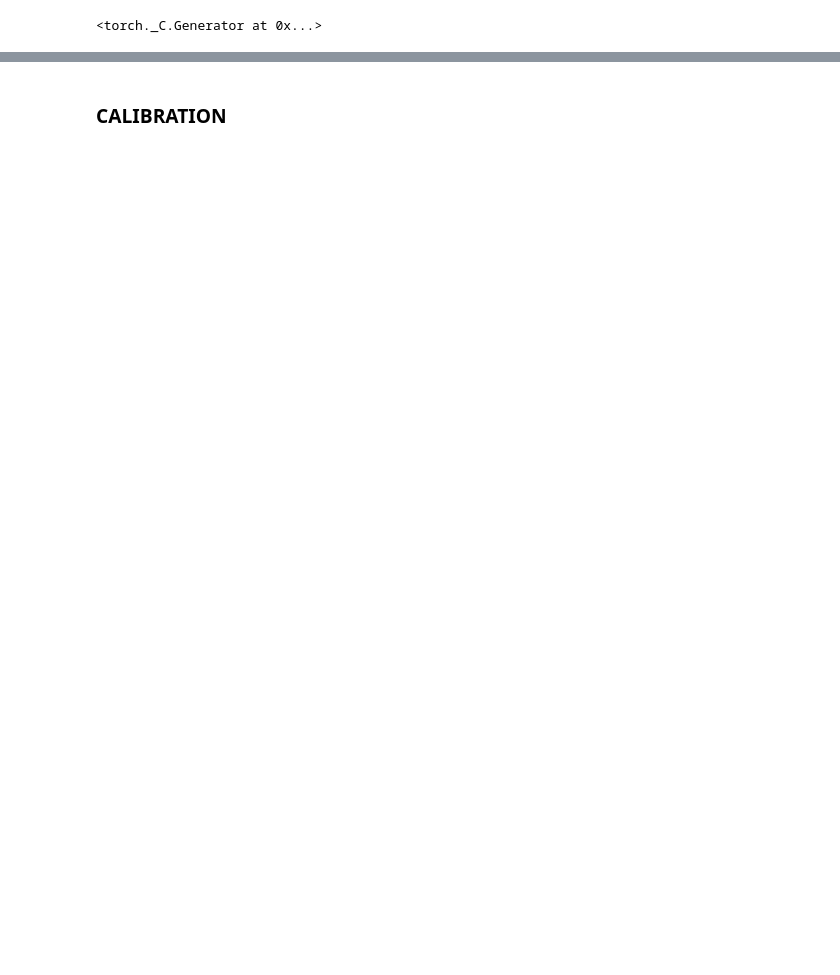
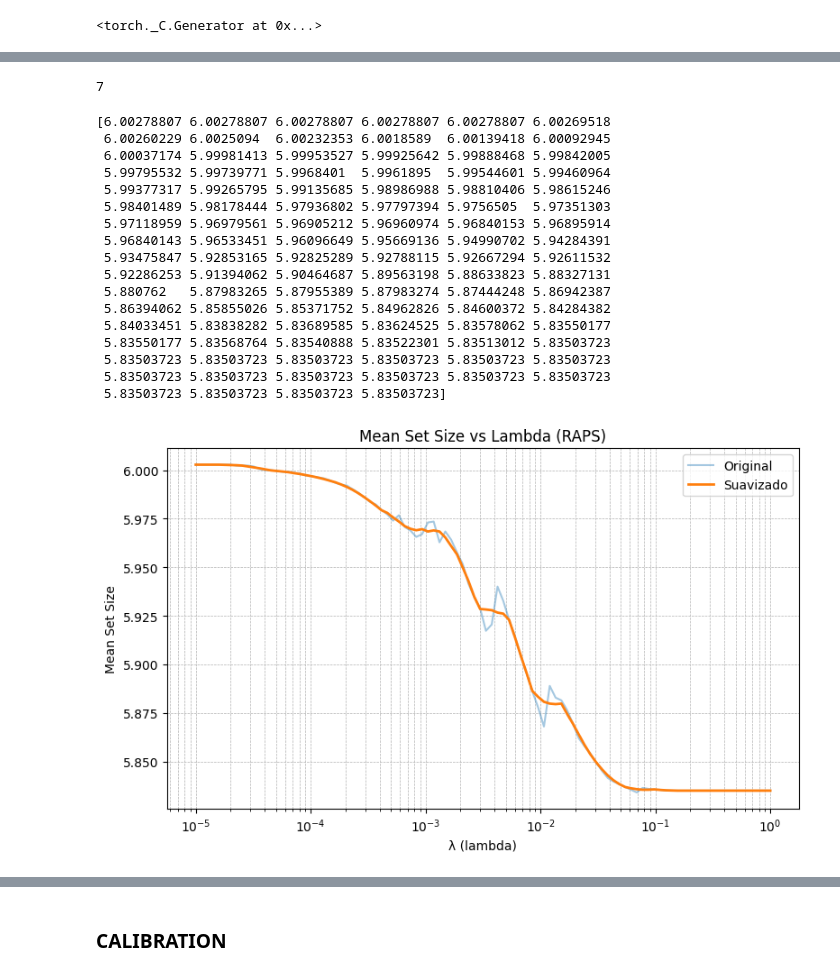
Before and after one commit to esdavide2910/tfg-bioprofile-uncertainty, a Jupyter notebook: notebooks/pruebas_RAPS.ipynb, the cells around one changed output, grey strips where cells are left out. Saved outputs shown, nothing was run; the diff lists cells and outputs as text; code cells hidden in the pictures; blank space fills up the shorter version.

```diff
--- a/notebooks/pruebas_RAPS.ipynb
+++ b/notebooks/pruebas_RAPS.ipynb
@@ -222,0 +230,6 @@ model.load_checkpoint(checkpoint)
+# %%
+valid_pred_scores, valid_true_labels = model._inference(valid_loader, return_probs=True)
+
+calib_pred_scores, calib_true_labels = model._inference(calib_loader, return_probs=True)
+
+test_pred_scores, test_true_labels = model._inference(test_loader, return_probs=True)
@@ -222,0 +240,74 @@ model.load_checkpoint(checkpoint)
+# %%
+# Obtiene el número de instancias del conjunto
+n = len(calib_true_labels)
+
+# Obtiene el ranking descendente de las predicciones
+sorted_pred_index = torch.argsort(calib_pred_scores, dim=1, descending=True)
+
+# Encuentra la posición (0-indexed) de la clase verdadera en el ranking
+true_label_idx = (sorted_pred_index == calib_true_labels.unsqueeze(1)).nonzero(as_tuple=False)[:,1]
+
+# Calcula el cuantil ajustado
+k_level = math.ceil((1.0 - ALPHA) * (n + 1.0)) / n
+k_reg = int( torch.quantile(true_label_idx.float(), k_level, interpolation='higher').item()+1)
+# %%
+k_reg
+# %% [output]
+7
+# %%
+n = 100
+
+x = np.linspace(-5, 0, n)
+lambdas = 10 ** x
+
+results = torch.zeros(n)
+
+for i, lmbda in enumerate(lambdas):
+    q_hat = model._calibrate_RAPS(calib_pred_scores, calib_true_labels, lmbda, k_reg, ALPHA, random)
+    pred_sets = model._inference_RAPS(test_pred_scores, q_hat, lmbda, k_reg, random)
+    results[i] = mean_set_size(pred_sets)
+
+def smooth_reflect(y, window_size=5):
+    pad_size = window_size // 2
+    y_padded = np.pad(y, pad_width=pad_size, mode='reflect')
+    kernel = np.ones(window_size) / window_size
+    y_smooth = np.convolve(y_padded, kernel, mode='valid')
+    return y_smooth
+
+smoothed_results = smooth_reflect(results.numpy(), window_size=5)
+print(smoothed_results)
+
+import matplotlib.pyplot as plt
+
+plt.figure(figsize=(8, 5))
+plt.plot(lambdas, results.numpy(), label='Original', alpha=0.4)
+plt.plot(lambdas, smoothed_results, label='Suavizado', linewidth=2)
+plt.xscale('log')
+plt.xlabel('λ (lambda)')
+plt.ylabel('Mean Set Size')
+plt.title('Mean Set Size vs Lambda (RAPS)')
+plt.grid(True, which="both", ls="--", lw=0.5)
+plt.legend()
+plt.tight_layout()
+plt.show()
+
+lmbda = lambdas[np.argmin(smoothed_results)]
+# %% [output]
+[6.00278807 6.00278807 6.00278807 6.00278807 6.00278807 6.00269518
+ 6.00260229 6.0025094  6.00232353 6.0018589  6.00139418 6.00092945
+ 6.00037174 5.99981413 5.99953527 5.99925642 5.99888468 5.99842005
+ 5.99795532 5.99739771 5.9968401  5.9961895  5.99544601 5.99460964
+ 5.99377317 5.99265795 5.99135685 5.98986988 5.98810406 5.98615246
+ 5.98401489 5.98178444 5.97936802 5.97797394 5.9756505  5.97351303
+ 5.97118959 5.96979561 5.96905212 5.96960974 5.96840153 5.96895914
+ 5.96840143 5.96533451 5.96096649 5.95669136 5.94990702 5.94284391
+ 5.93475847 5.92853165 5.92825289 5.92788115 5.92667294 5.92611532
+ 5.92286253 5.91394062 5.90464687 5.89563198 5.88633823 5.88327131
+ 5.880762   5.87983265 5.87955389 5.87983274 5.87444248 5.86942387
+ 5.86394062 5.85855026 5.85371752 5.84962826 5.84600372 5.84284382
+ 5.84033451 5.83838282 5.83689585 5.83624525 5.83578062 5.83550177
+ 5.83550177 5.83568764 5.83540888 5.83522301 5.83513012 5.83503723
+ 5.83503723 5.83503723 5.83503723 5.83503723 5.83503723 5.83503723
+ 5.83503723 5.83503723 5.83503723 5.83503723 5.83503723 5.83503723
+ 5.83503723 5.83503723 5.83503723 5.83503723]
+[figure, added]
```
Also changed, not shown: parts of 18 cells of this notebook, 50 other files.
